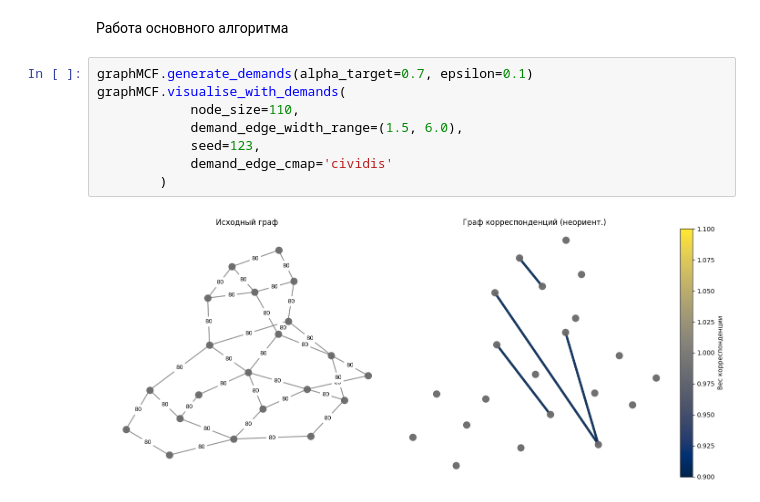
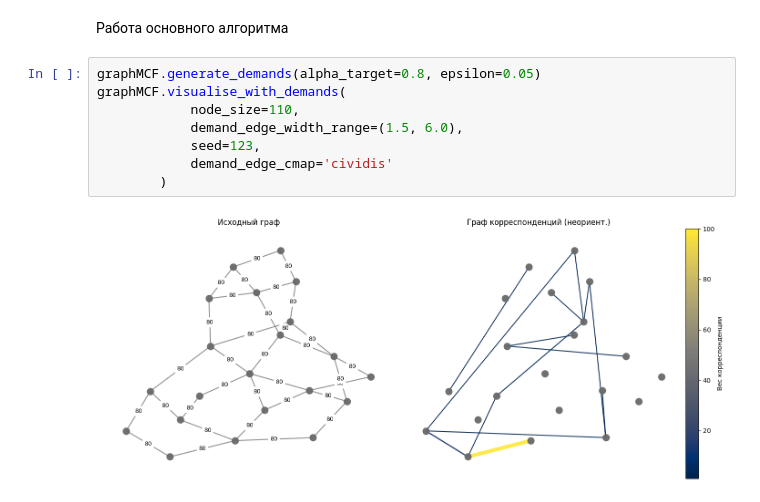
Before and after one commit to Karasiari/Graphs, a Jupyter notebook: Generating_demands.ipynb, the cells around one changed output. Cells and saved outputs as stored; diff of their text form.

```diff
--- a/Generating_demands.ipynb
+++ b/Generating_demands.ipynb
@@ -777,12 +784,12 @@ print(graphMCF.generate_cut(type='adversarial'))
 # %% [markdown]
 Работа основного алгоритма
 # %%
-graphMCF.generate_demands(alpha_target=0.7, epsilon=0.1)
+graphMCF.generate_demands(alpha_target=0.8, epsilon=0.05)
 graphMCF.visualise_with_demands(
             node_size=110,
             demand_edge_width_range=(1.5, 6.0),
             seed=123,
             demand_edge_cmap='cividis'
         )
 # %% [output]
-[figure, old version]
+[figure, new version]
```
Also changed, not shown: parts of 6 cells of this notebook.
